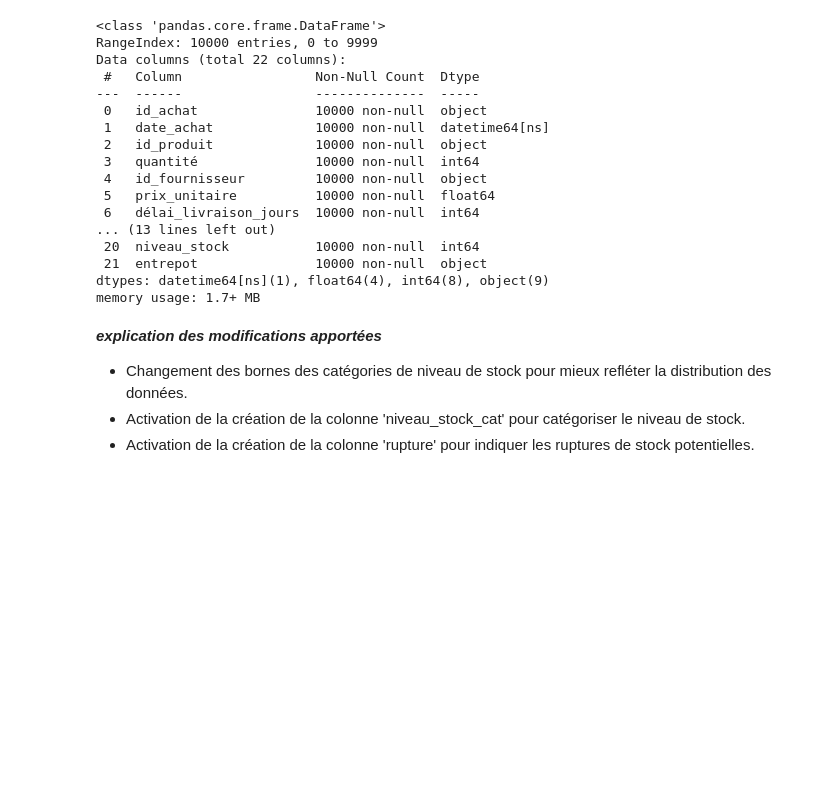
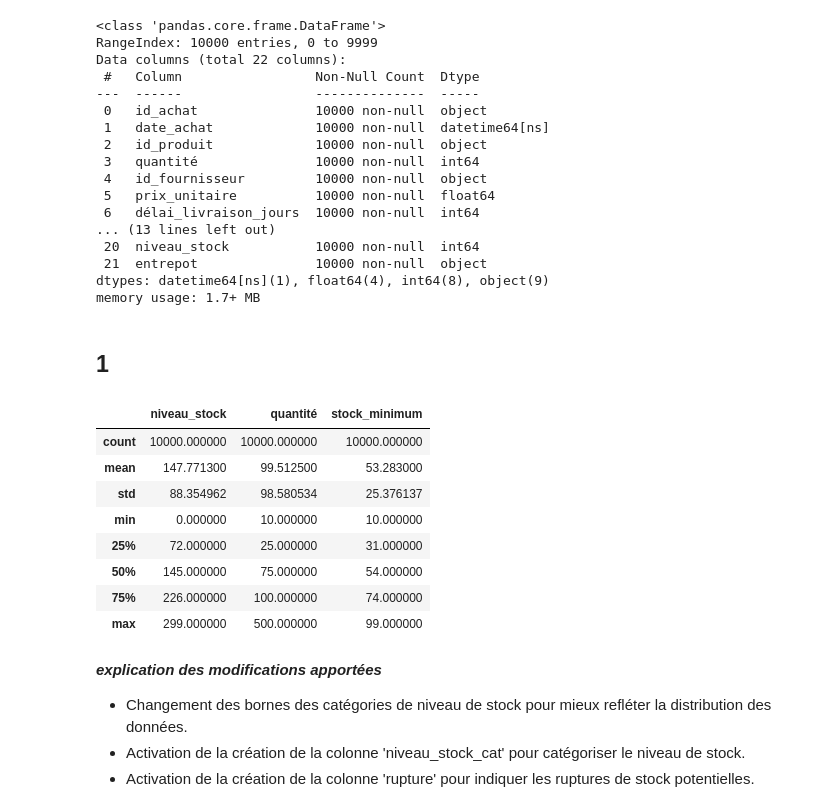
Before and after one commit to Fanaingamampiandra/Projet_Supply_chain, a Jupyter notebook: code/ML_achat_prod_fournisseur_stock.ipynb, the cells around one changed output. Cells and saved outputs as stored; diff of their text form; code cells hidden in the pictures; blank space fills up the shorter version.

```diff
--- a/code/ML_achat_prod_fournisseur_stock.ipynb
+++ b/code/ML_achat_prod_fournisseur_stock.ipynb
@@ -48,6 +48,20 @@ Data columns (total 22 columns):
  21  entrepot               10000 non-null  object
 dtypes: datetime64[ns](1), float64(4), int64(8), object(9)
 memory usage: 1.7+ MB
+# %% [markdown]
+## 1
+# %%
+df_global[["niveau_stock","quantité","stock_minimum"]].describe()
+# %% [output]
+|  | niveau_stock | quantité | stock_minimum |
+| count | 10000.000000 | 10000.000000 | 10000.000000 |
+| mean | 147.771300 | 99.512500 | 53.283000 |
+| std | 88.354962 | 98.580534 | 25.376137 |
+| min | 0.000000 | 10.000000 | 10.000000 |
+| 25% | 72.000000 | 25.000000 | 31.000000 |
+| 50% | 145.000000 | 75.000000 | 54.000000 |
+| 75% | 226.000000 | 100.000000 | 74.000000 |
+| max | 299.000000 | 500.000000 | 99.000000 |
 # %%
 # Génération de la variable cible 'niveau_stock' (catégorielle)
 bins = [0, 1.5, 3, float('inf')]
```
Also changed, not shown: parts of 7 cells of this notebook.
